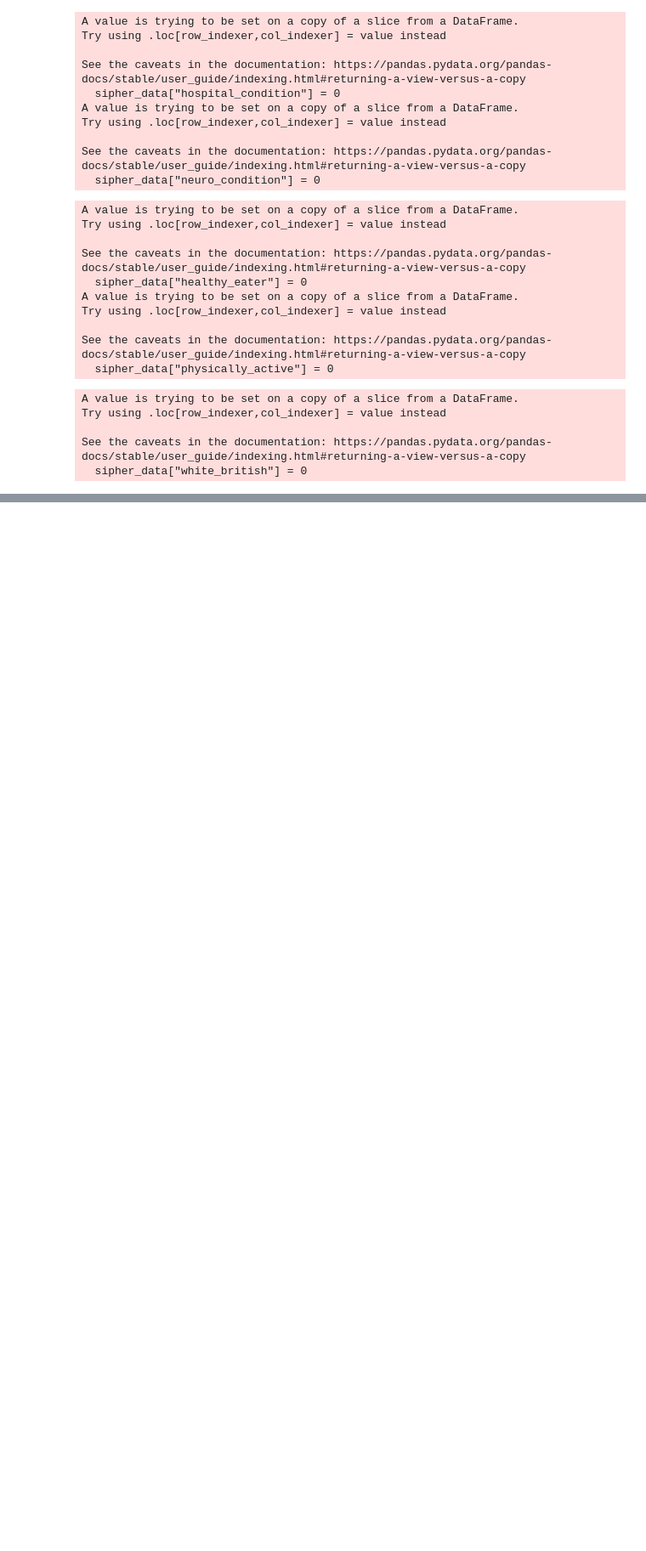
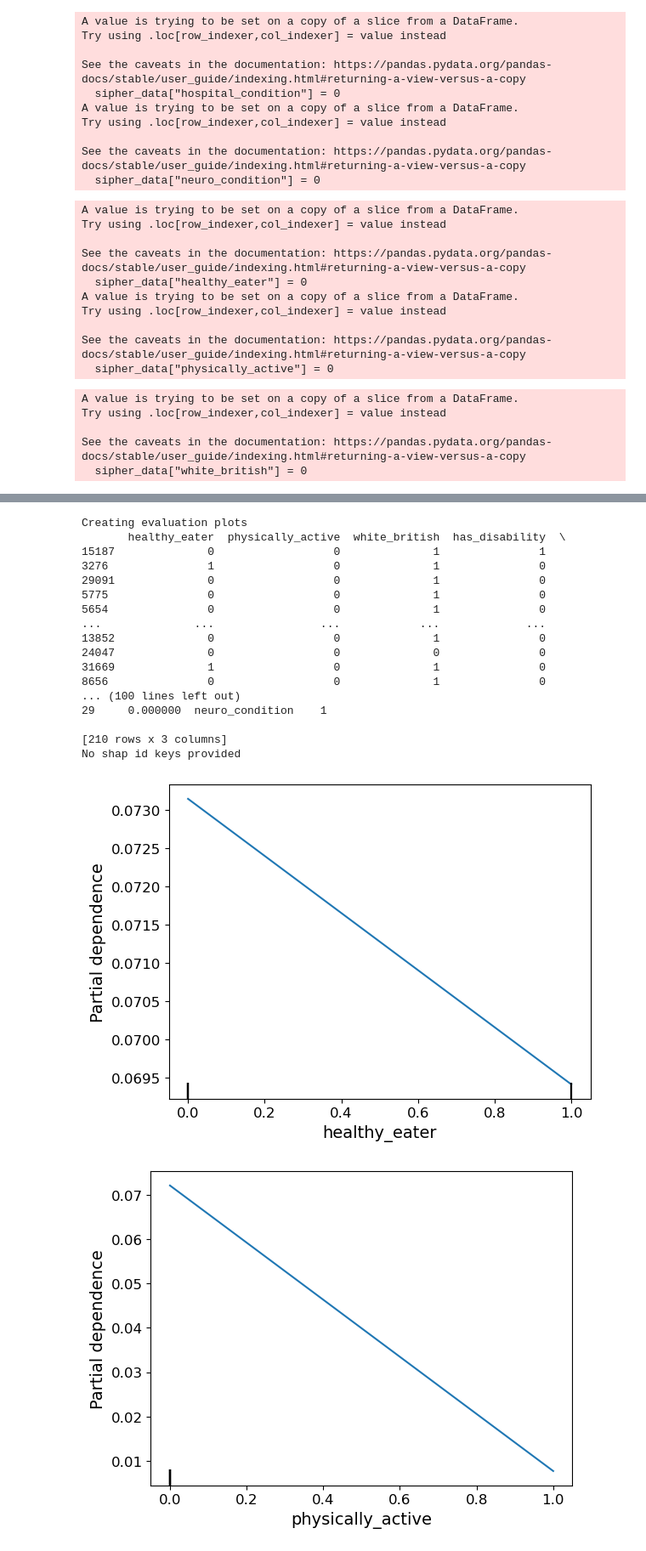
Before and after one commit to communitiesuk/auto-ml-pipeline, a Jupyter notebook: src/modelling/model_runs/classification_pipeline_run_sipher.ipynb, the cells around one changed output, grey strips where cells are left out. Shown at 85% size. Cells and saved outputs as stored; diff of their text form; code cells hidden in the pictures; blank space fills up the shorter version.

```diff
--- a/src/modelling/model_runs/classification_pipeline_run_sipher.ipynb
+++ b/src/modelling/model_runs/classification_pipeline_run_sipher.ipynb
@@ -110,4 +110,4 @@ Try using .loc[row_indexer,col_indexer] = value instead
 See the caveats in the documentation: https://pandas.pydata.org/pandas-docs/stable/user_guide/indexing.html#returning-a-view-versus-a-copy
   sipher_data["white_british"] = 0
 # %%
-sipher_data = sipher_data[["pidp", "healthy_eater", "has_social_care", "white_british", "has_disability", "k_dvage", "hospital_condition", "neuro_condition"]]
+sipher_data = sipher_data[["pidp", "healthy_eater", "physically_active", "has_social_care", "white_british", "has_disability", "k_dvage", "hospital_condition", "neuro_condition"]]
@@ -115,7 +128,7 @@ sipher_data = sipher_data[["pidp", "healthy_eater", "has_social_care", "white_br
 # target variables
 target_var_list = ["has_social_care"]
 # drop any unecessary variables from the model. In this case, we are dropping the geographical identifier.
-drop_variables = []
+drop_variables = ["pidp"]
 # model dictionary and hyperparameter search space
 model_param_dict = {
     LogisticRegression(): {},
@@ -164,0 +208,19 @@ Fitting 5 folds for each of 1 candidates, totalling 5 fits
+Creating evaluation plots
+       healthy_eater  physically_active  white_british  has_disability  \
+15187              0                  0              1               1
+3276               1                  0              1               0
+29091              0                  0              1               0
+5775               0                  0              1               0
+5654               0                  0              1               0
+...              ...                ...            ...             ...
+13852              0                  0              1               0
+24047              0                  0              0               0
+31669              1                  0              1               0
+8656               0                  0              1               0
+... (100 lines left out)
+29     0.000000  neuro_condition    1
+
+[210 rows x 3 columns]
+No shap id keys provided
+[figure, added]
+[figure, added]
```
Also changed, not shown: parts of 2 cells of this notebook, 3 other files.
